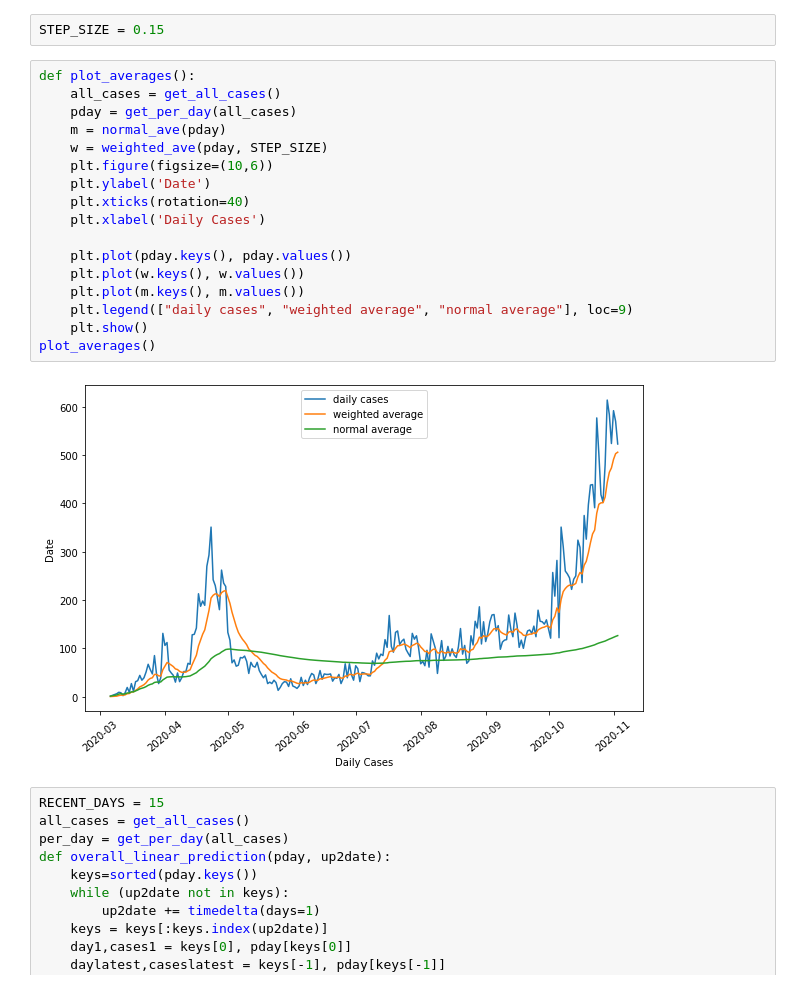
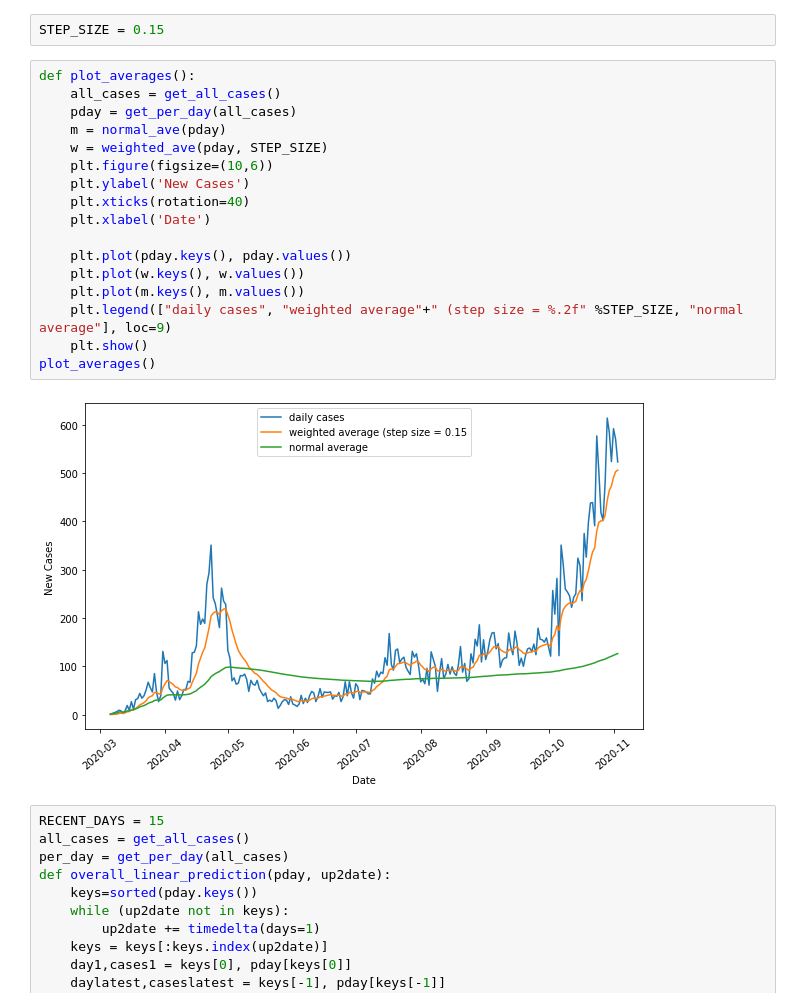
Before and after one commit to Xiaoyu-Ben-Wang/covid-ahs-project, a Jupyter notebook: visualization.ipynb, the cells around one changed output. Saved outputs shown, nothing was run; the diff lists cells and outputs as text.

```diff
--- a/visualization.ipynb
+++ b/visualization.ipynb
@@ -81,22 +81,22 @@ STEP_SIZE = 0.15
 # %%
 def plot_averages():
     all_cases = get_all_cases()
     pday = get_per_day(all_cases)
     m = normal_ave(pday)
     w = weighted_ave(pday, STEP_SIZE)
     plt.figure(figsize=(10,6))
-    plt.ylabel('Date')
+    plt.ylabel('New Cases')
     plt.xticks(rotation=40)
-    plt.xlabel('Daily Cases')
+    plt.xlabel('Date')
 
     plt.plot(pday.keys(), pday.values())
     plt.plot(w.keys(), w.values())
     plt.plot(m.keys(), m.values())
-    plt.legend(["daily cases", "weighted average", "normal average"], loc=9)
+    plt.legend(["daily cases", "weighted average"+" (step size = %.2f" %STEP_SIZE, "normal average"], loc=9)
     plt.show()
 plot_averages()
 # %% [output]
-[figure, old version]
+[figure, new version]
 # %%
 RECENT_DAYS = 15
 all_cases = get_all_cases()
```
Also changed, not shown: 2 other files.
